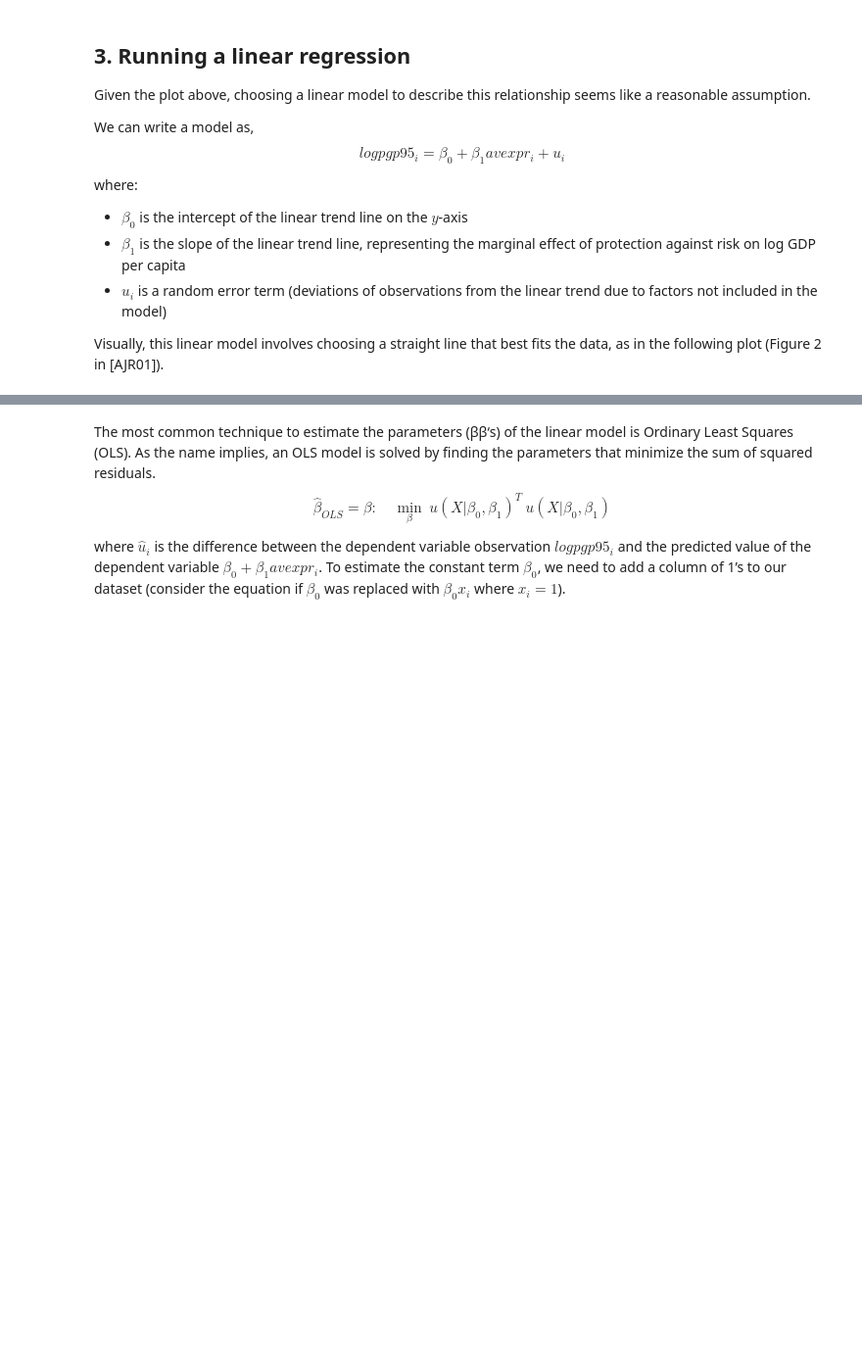
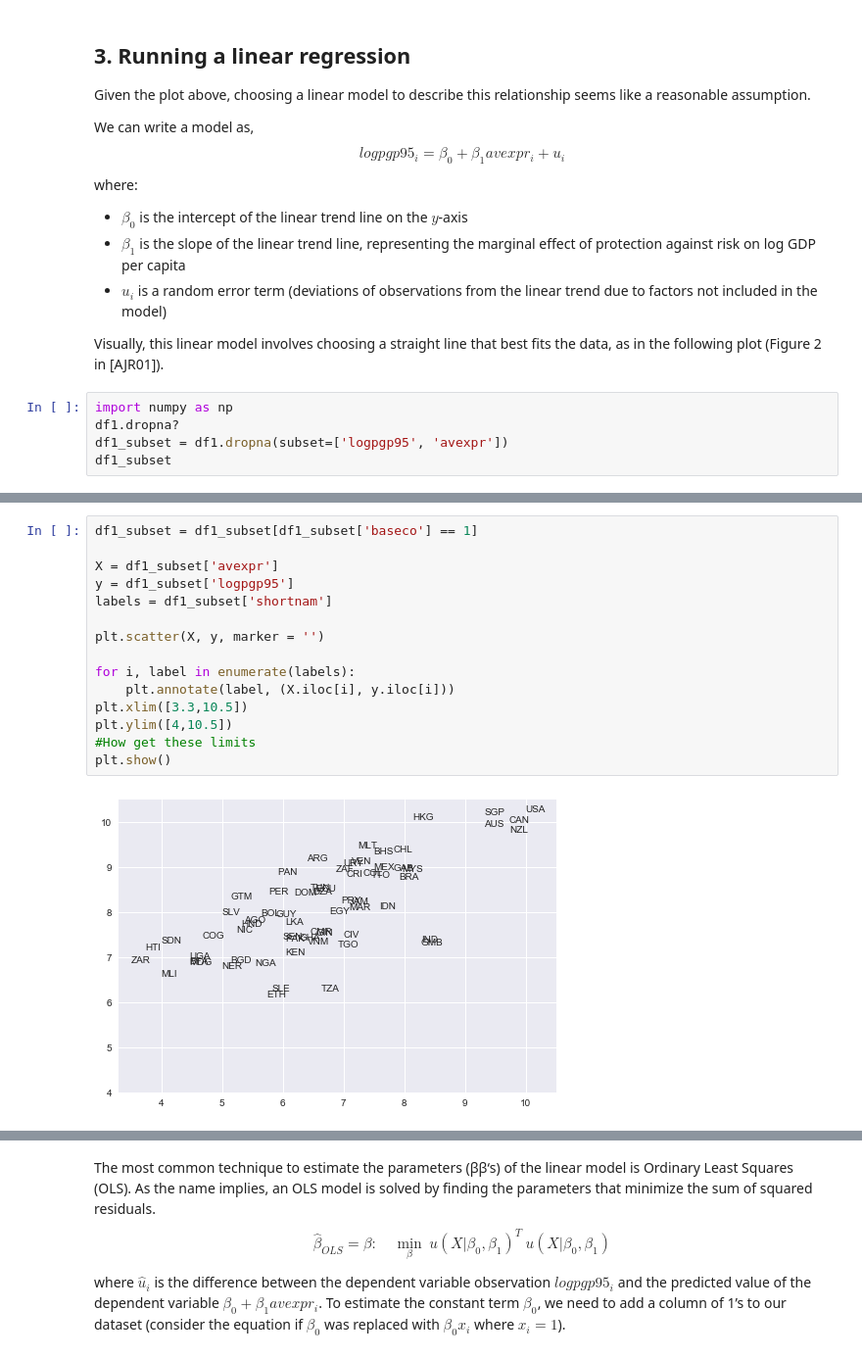
Before and after one commit to UC-MACSS/persp-model_W18, a Jupyter notebook: Notebooks/LinRegress/LinRegress.ipynb, the cells around one changed output, grey strips where cells are left out. Shown at 98% size. Cells and saved outputs as stored; diff of their text form; blank space fills up the shorter version.

```diff
--- a/Notebooks/LinRegress/LinRegress.ipynb
+++ b/Notebooks/LinRegress/LinRegress.ipynb
@@ -46,3 +61,8 @@ where:
 * $u_i$ is a random error term (deviations of observations from the linear trend due to factors not included in the model)
 
 Visually, this linear model involves choosing a straight line that best fits the data, as in the following plot (Figure 2 in [AJR01]).
+# %%
+import numpy as np
+df1.dropna?
+df1_subset = df1.dropna(subset=['logpgp95', 'avexpr'])
+df1_subset
@@ -49,3 +88,20 @@ Visually, this linear model involves choosing a straight line that best fits the
+# %%
+df1_subset = df1_subset[df1_subset['baseco'] == 1]
+
+X = df1_subset['avexpr']
+y = df1_subset['logpgp95']
+labels = df1_subset['shortnam']
+
+plt.scatter(X, y, marker = '')
+
+for i, label in enumerate(labels):
+    plt.annotate(label, (X.iloc[i], y.iloc[i]))
+plt.xlim([3.3,10.5])
+plt.ylim([4,10.5])
+#How get these limits
+plt.show()
+# %% [output]
+[figure, added]
 # %%
 import numpy as np
 
```
Also changed, not shown: parts of 11 cells of this notebook.
